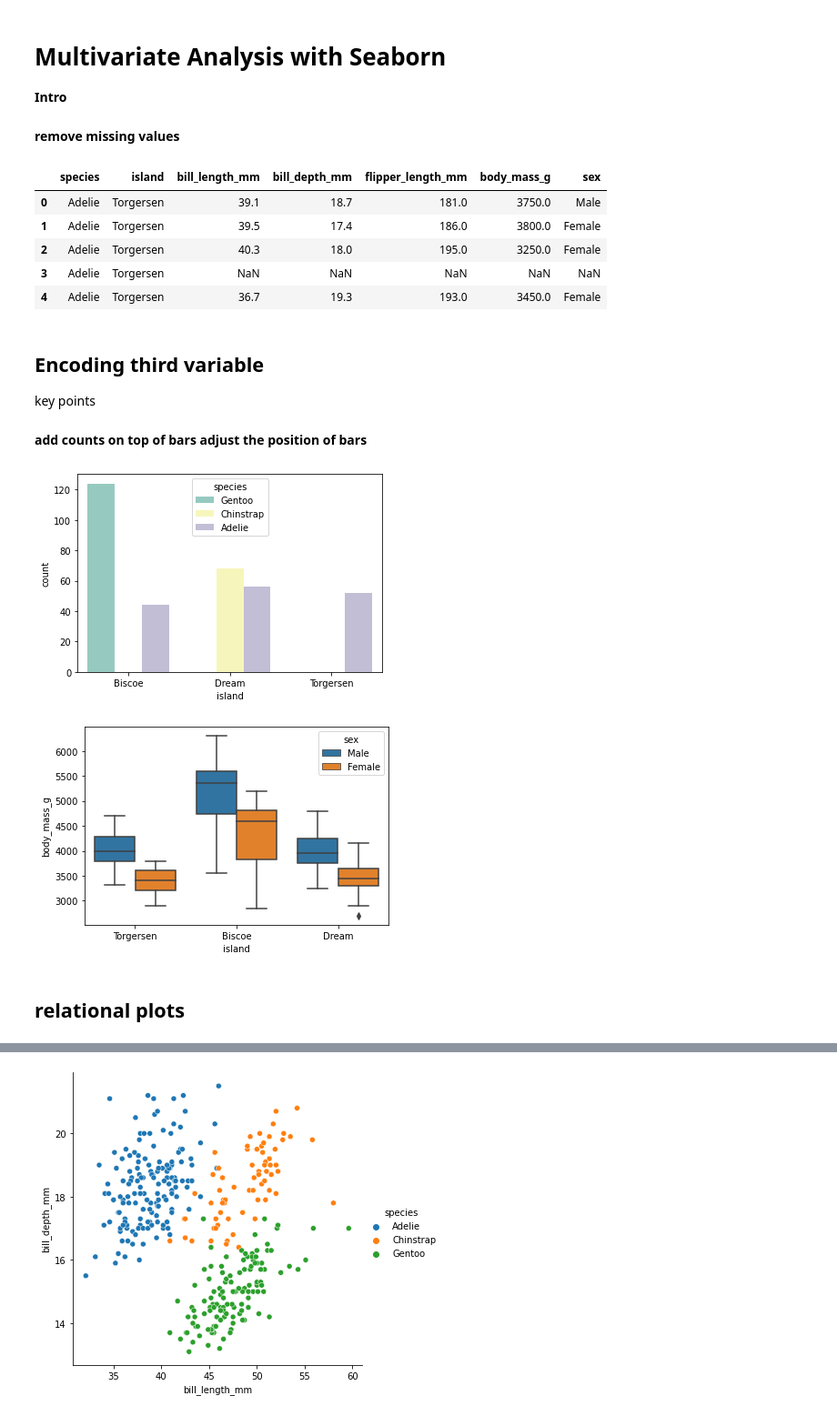
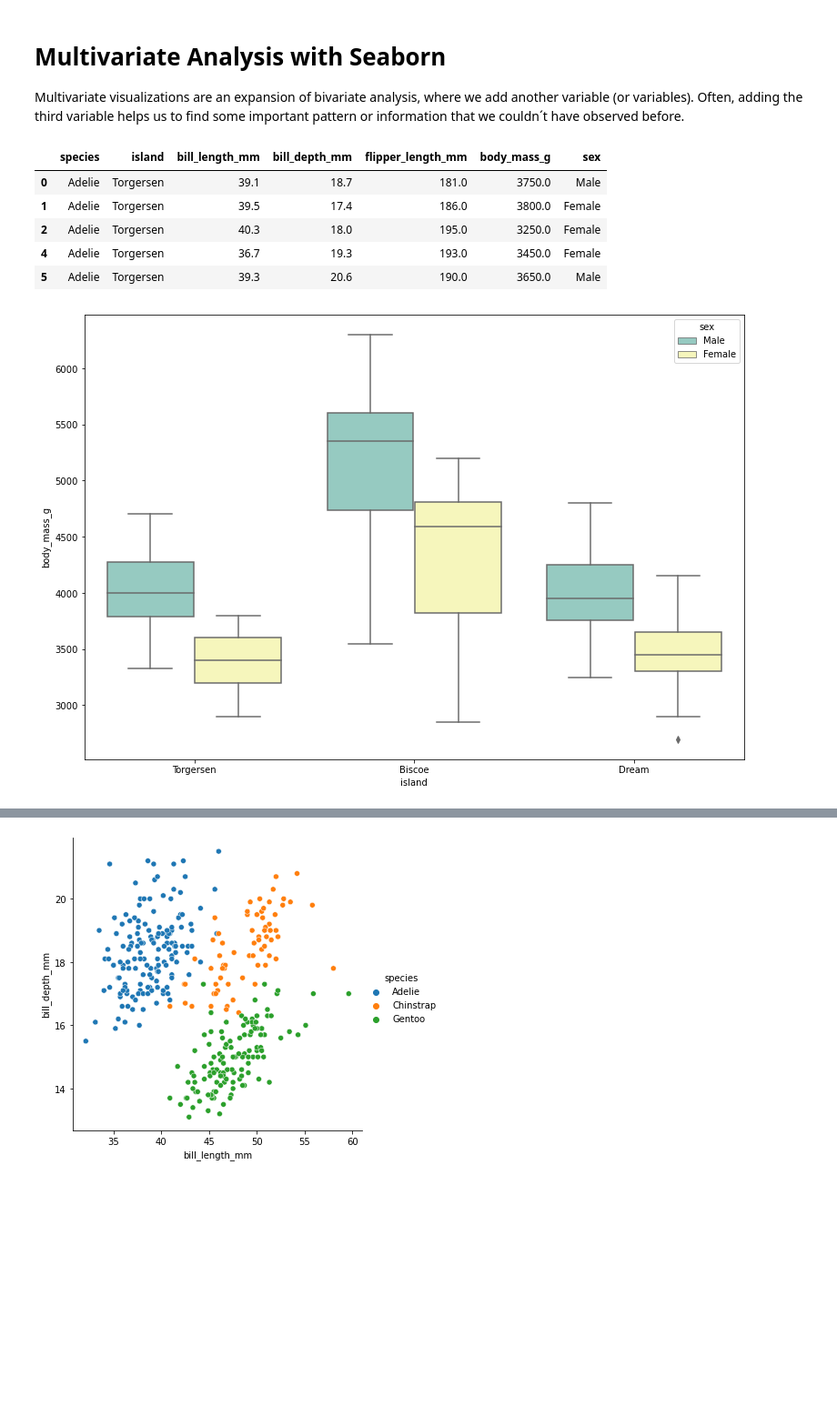
Before and after one commit to zatkopatrik/authentic-data-science, a Jupyter notebook: Jupyter_notebooks/3. Data-Visualization/3_4_15 Multivariate visualizations with Seaborn.ipynb, the cells around one changed output, grey strips where cells are left out. Shown at 91% size. Drawn from its saved outputs; the diff is of its cells as text; code cells hidden in the pictures; blank space fills up the shorter version.

Commit message:
Introduction

```diff
--- a/Jupyter_notebooks/3. Data-Visualization/3_4_15 Multivariate visualizations with Seaborn.ipynb
+++ b/Jupyter_notebooks/3. Data-Visualization/3_4_15 Multivariate visualizations with Seaborn.ipynb
@@ -1,7 +1,7 @@
-# %% [markdown]
-# Multivariate Analysis with Seaborn
-
-**Intro**
+# %% [markdown]
+# Multivariate Analysis with Seaborn
+
+Multivariate visualizations are an expansion of bivariate analysis, where we add another variable (or variables). Often, adding the third variable helps us to find some important pattern or information that we couldn´t have observed before.
 # %%
 # Import necessary libraries
 import pandas as pd
@@ -9,8 +10,7 @@ import seaborn as sns
 # %%
 # Load the data
 penguins = sns.load_dataset('penguins')
+penguins.dropna(inplace = True)
-# %% [markdown]
-**remove missing values**
 # %%
 # Take a look at first 5 rows
 penguins.head()
@@ -19,9 +19,5 @@ penguins.head()
 | 0 | Adelie | Torgersen | 39.1 | 18.7 | 181.0 | 3750.0 | Male |
 | 1 | Adelie | Torgersen | 39.5 | 17.4 | 186.0 | 3800.0 | Female |
 | 2 | Adelie | Torgersen | 40.3 | 18.0 | 195.0 | 3250.0 | Female |
-| 3 | Adelie | Torgersen | NaN | NaN | NaN | NaN | NaN |
 | 4 | Adelie | Torgersen | 36.7 | 19.3 | 193.0 | 3450.0 | Female |
+| 5 | Adelie | Torgersen | 39.3 | 20.6 | 190.0 | 3650.0 | Male |
-# %% [markdown]
-## Encoding third variable
-
-key points
@@ -31,3 +23,0 @@ ordering = ['Biscoe', 'Dream', 'Torgersen']
-# %% [markdown]
-**add counts on top of bars**
-**adjust the position of bars**
@@ -37,10 +24,9 @@ species = penguins.species.sort_values(ascending = False)
-# %%
-sns.countplot(data = penguins, x = 'island', hue = species, order = ordering, palette = 'Set3');
-# %% [output]
-[figure, removed]
 # %%
-sns.boxplot(data = penguins, x = 'island', y = 'body_mass_g', hue = 'sex');
+# A boxplot
+plt.subplots(figsize = (13,9))
+sns.boxplot(data = penguins, x = 'island',
+            y = 'body_mass_g',
+            hue = 'sex',
+            palette = 'Set3');
 # %% [output]
-[figure, old version]
+[figure, new version]
-# %% [markdown]
-## relational plots
```
Also changed, not shown: parts of 10 cells of this notebook.
